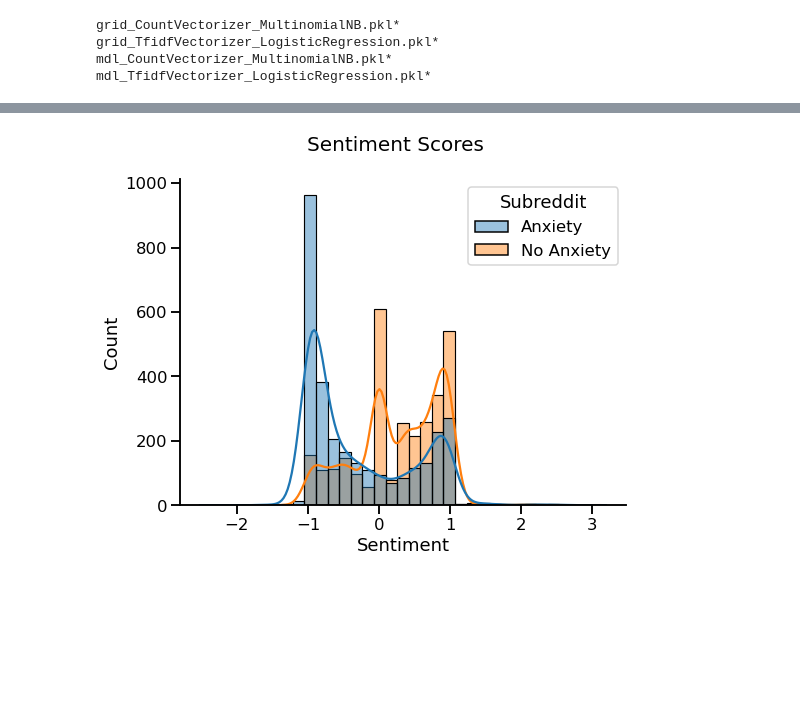
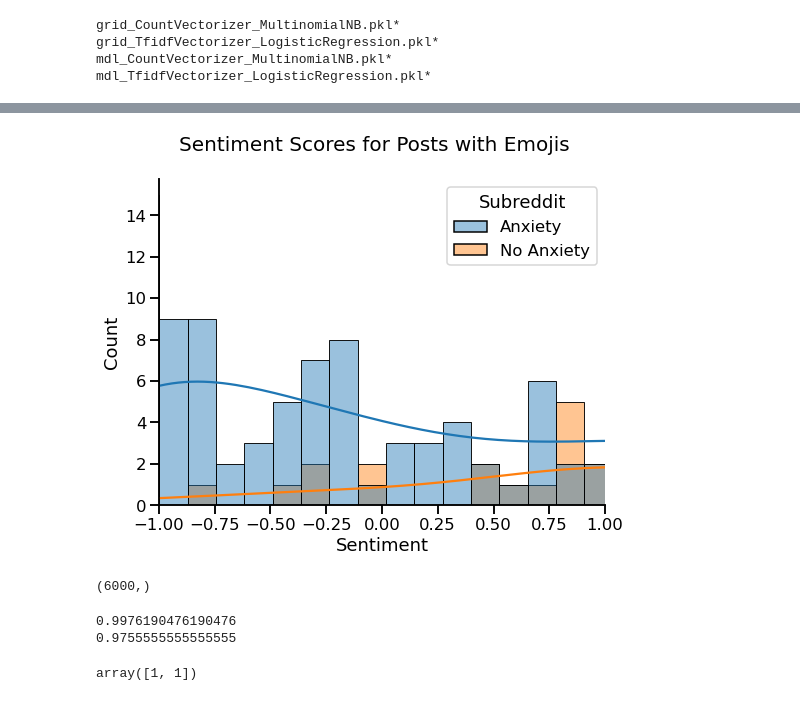
Before and after one commit to Ihza430/Anxiety-NLP-Analyzer, a Jupyter notebook: code/Azin_03_study_models.ipynb, the cells around one changed output, grey strips where cells are left out. Drawn from its saved outputs; the diff is of its cells as text; code cells hidden in the pictures; blank space fills up the shorter version.

Commit message:
Update models and images

```diff
--- a/code/Azin_03_study_models.ipynb
+++ b/code/Azin_03_study_models.ipynb
@@ -131,10 +136,10 @@ df[df['Emojis'].str.len()>0]
 # %%
 plt.figure(figsize=(8,6))
 df_with_emojis = df[df['Emojis'].str.len()>0]
-g = sns.histplot(df_with_emojis, x='Sentiment', hue='Subreddit', kde=True, legend=True, alpha=.45);
+g = sns.histplot(df_with_emojis, x='Sentiment', hue='Subreddit', kde=True, legend=True, alpha=.45, bins=45);
 sns.despine(top=True);
-plt.suptitle('Sentiment Scores', fontsize=20);
-
-#plt.savefig(f'{images_path}/sentiment_dist_emoji.png', bbox_inches='tight', dpi=300)
+g.set_xlim(-1, 1)
+plt.suptitle('Sentiment Scores for Posts with Emojis', fontsize=20);
+plt.savefig(f'{images_path}/sentiment_dist_emoji.png', bbox_inches='tight', dpi=300)
 # %% [output]
-[figure, old version]
+[figure, new version]
@@ -140,0 +159,4 @@ plt.suptitle('Sentiment Scores', fontsize=20);
+# %%
+X.shape
+# %% [output]
+(6000,)
@@ -140,0 +201,51 @@ plt.suptitle('Sentiment Scores', fontsize=20);
+# %%
+def save_model(mdl, models_path, mdl_name):
+  """
+  Saves model into a pickle
+  """
+  # models_path = '/content/drive/MyDrive/GA/models'
+  # mdl_name = 'test'
+  mdl_path = f'{models_path}/{mdl_name}.pkl'
+
+
+  with open(mdl_path, 'wb') as pickle_out:
+      pickle_out = pickle.dump(mdl, pickle_out)
+
+
+from sklearn.pipeline import Pipeline
+from sklearn.compose import make_column_transformer
+
+
+transformer = 'CountVectorizer'
+estimator = 'LogisticRegression'
+sentimentizer = 'TextSentimentizer'
+
+
+col_transformer = make_column_transformer(
+     (CountVectorizer(), 'Text'),
+     (TextSentimentizer(), 'Text'),
+)
+
+
+#print(col_transformer)
+
+
+pipe = Pipeline([
+    (get_short(transformer), col_transformer),
+    (get_short(estimator), eval(estimator)())
+])
+
+
+pipe.fit(pd.DataFrame(X_train), y_train)
+print(pipe.score(pd.DataFrame(X_train), y_train))
+print(pipe.score(pd.DataFrame(X_test), y_test))
+
+mdl_name = f'mdl_{transformer}_{estimator}_{sentimentizer}'
+
+save_model(pipe, models_path, mdl_name)
+
+pipe.predict(pd.DataFrame(pd.DataFrame(['hello', 'good morning'], columns=['Text'])))
+# %% [output]
+0.9976190476190476
+0.9755555555555555
+array([1, 1])
```
Also changed, not shown: parts of 15 cells of this notebook, 14 other files.
